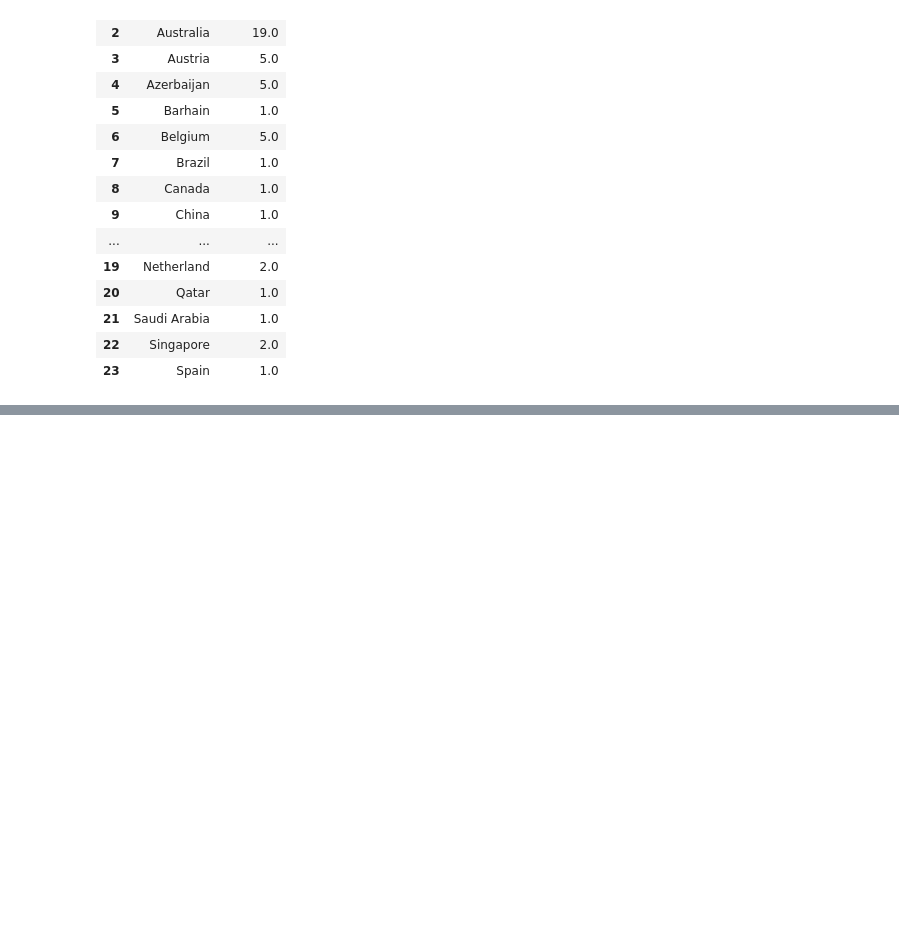
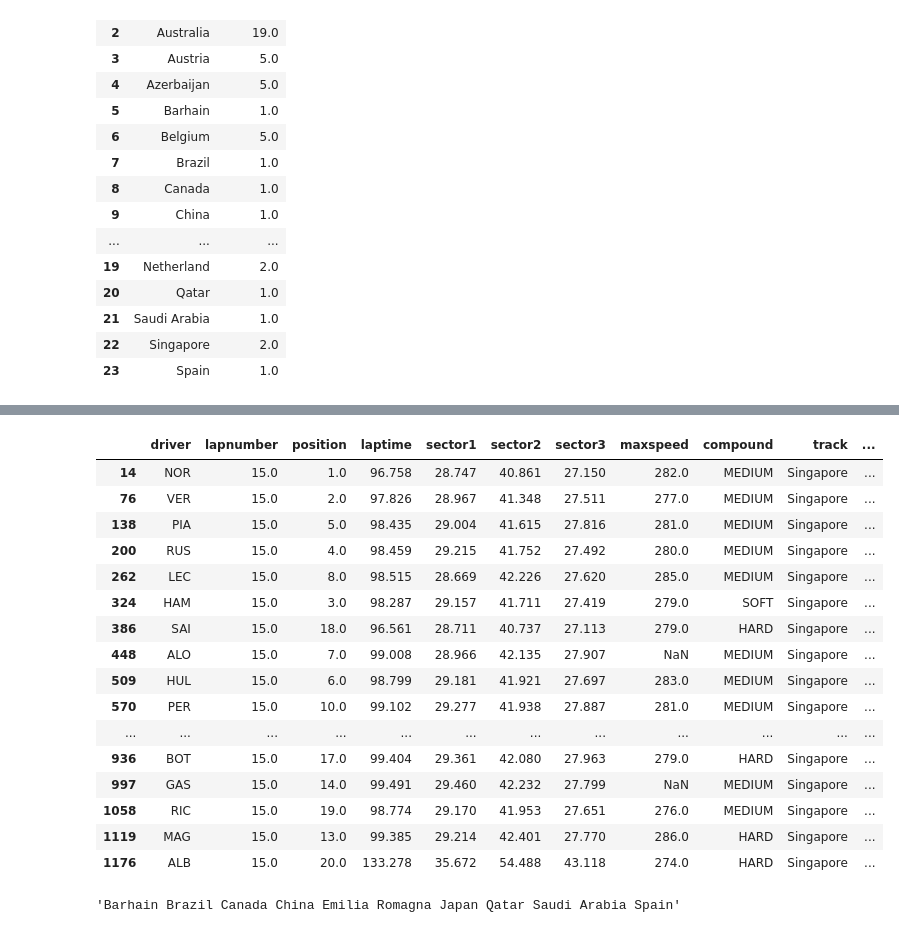
Before and after one commit to TorisutanKholwes/f1_data_analysis, a Jupyter notebook: dashboard.ipynb, the cells around one changed output, grey strips where cells are left out. Cells and saved outputs as stored; diff of their text form; code cells hidden in the pictures; blank space fills up the shorter version.

```diff
--- a/dashboard.ipynb
+++ b/dashboard.ipynb
@@ -406,0 +600,45 @@ f1_team.query('track == "Australia" and driver == "VER"')
+# %%
+(
+    f1_team
+    .query(f"track == '{track}' and lapnumber == 15")
+)
+# %% [output]
+|  | driver | lapnumber | position | laptime | sector1 | sector2 | sector3 | maxspeed | compound | track | ... |
+| 14 | NOR | 15.0 | 1.0 | 96.758 | 28.747 | 40.861 | 27.150 | 282.0 | MEDIUM | Singapore | ... |
+| 76 | VER | 15.0 | 2.0 | 97.826 | 28.967 | 41.348 | 27.511 | 277.0 | MEDIUM | Singapore | ... |
+| 138 | PIA | 15.0 | 5.0 | 98.435 | 29.004 | 41.615 | 27.816 | 281.0 | MEDIUM | Singapore | ... |
+| 200 | RUS | 15.0 | 4.0 | 98.459 | 29.215 | 41.752 | 27.492 | 280.0 | MEDIUM | Singapore | ... |
+| 262 | LEC | 15.0 | 8.0 | 98.515 | 28.669 | 42.226 | 27.620 | 285.0 | MEDIUM | Singapore | ... |
+| 324 | HAM | 15.0 | 3.0 | 98.287 | 29.157 | 41.711 | 27.419 | 279.0 | SOFT | Singapore | ... |
+| 386 | SAI | 15.0 | 18.0 | 96.561 | 28.711 | 40.737 | 27.113 | 279.0 | HARD | Singapore | ... |
+| 448 | ALO | 15.0 | 7.0 | 99.008 | 28.966 | 42.135 | 27.907 | NaN | MEDIUM | Singapore | ... |
+| 509 | HUL | 15.0 | 6.0 | 98.799 | 29.181 | 41.921 | 27.697 | 283.0 | MEDIUM | Singapore | ... |
+| 570 | PER | 15.0 | 10.0 | 99.102 | 29.277 | 41.938 | 27.887 | 281.0 | MEDIUM | Singapore | ... |
+| ... | ... | ... | ... | ... | ... | ... | ... | ... | ... | ... | ... |
+| 936 | BOT | 15.0 | 17.0 | 99.404 | 29.361 | 42.080 | 27.963 | 279.0 | HARD | Singapore | ... |
+| 997 | GAS | 15.0 | 14.0 | 99.491 | 29.460 | 42.232 | 27.799 | NaN | MEDIUM | Singapore | ... |
+| 1058 | RIC | 15.0 | 19.0 | 98.774 | 29.170 | 41.953 | 27.651 | 276.0 | MEDIUM | Singapore | ... |
+| 1119 | MAG | 15.0 | 13.0 | 99.385 | 29.214 | 42.401 | 27.770 | 286.0 | HARD | Singapore | ... |
+| 1176 | ALB | 15.0 | 20.0 | 133.278 | 35.672 | 54.488 | 43.118 | 274.0 | HARD | Singapore | ... |
+# %%
+last = (
+    f1_team
+    .sort_values(['track', 'driver', 'lapnumber'])
+    .groupby(['track', 'driver'], as_index=False)
+    .tail(1)
+)
+
+wins = last[last['position'] == 1]
+
+wins_by_driver = (
+    wins.groupby("full_name")
+    .size()
+    .reset_index(name="victories")
+    .sort_values("victories", ascending=False)
+)
+
+best = wins_by_driver.iloc[0]
+
+" ".join(wins.query("full_name == 'Max Verstappen'")['track'].values)
+# %% [output]
+'Barhain Brazil Canada China Emilia Romagna Japan Qatar Saudi Arabia Spain'
```
Also changed, not shown: parts of 19 cells of this notebook, 14 other files.
